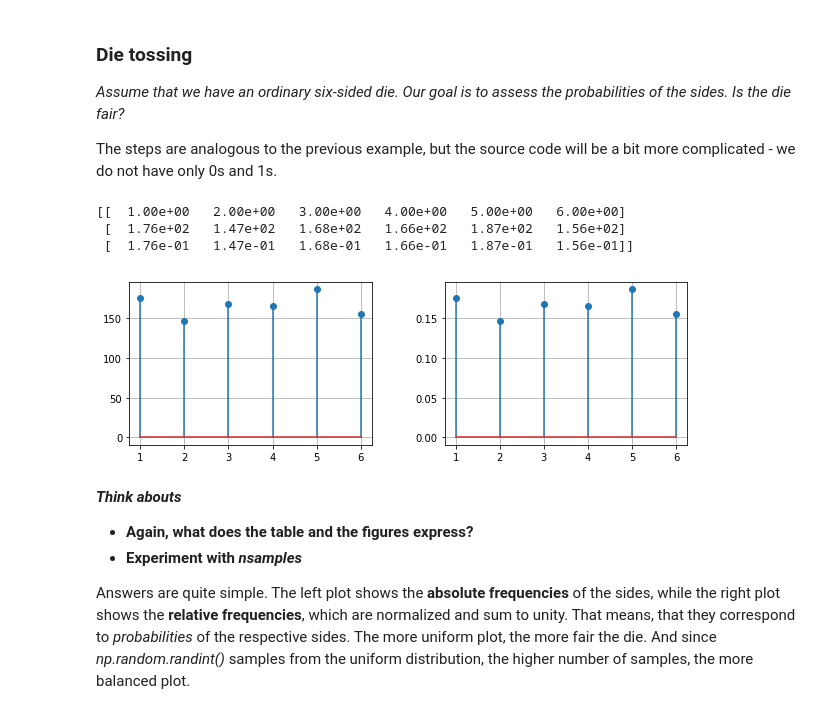
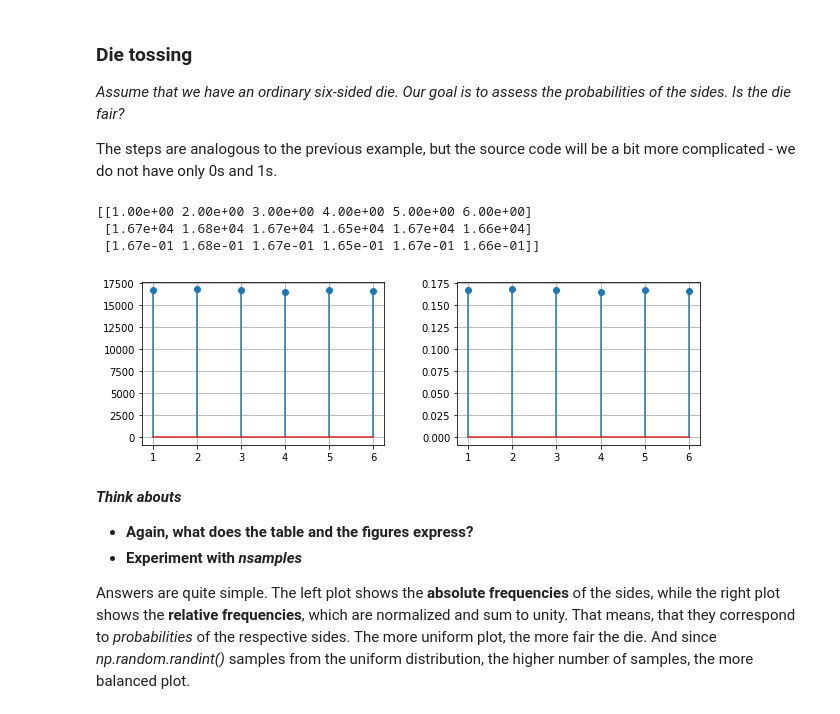
Before and after one commit to kai-wren/BM, a Jupyter notebook: lectures/1_lecture.ipynb, the cells around one changed output. Drawn from its saved outputs; the diff is of its cells as text; code cells hidden in the pictures.

```diff
--- a/lectures/1_lecture.ipynb
+++ b/lectures/1_lecture.ipynb
@@ -46,22 +46,22 @@ Below follows a bit more complicated example.
 
 The steps are analogous to the previous example, but the source code will be a bit more complicated - we do not have only 0s and 1s.
 # %%
-nsamples = 1000  ###
+nsamples = 100000  ###
 results = np.random.randint(1, 7, size=nsamples)
 numbers, counts = np.unique(results, return_counts=True)
 frequences = counts/nsamples
 print(np.c_[numbers, counts, frequences].T)
 plt.figure(figsize=(10, 3))
 plt.subplot(1,2,1)
 plt.stem(numbers, counts)
 plt.subplot(1,2,2)
 plt.stem(numbers, frequences)
 plt.show()
 # %% [output]
-[[  1.00e+00   2.00e+00   3.00e+00   4.00e+00   5.00e+00   6.00e+00]
- [  1.76e+02   1.47e+02   1.68e+02   1.66e+02   1.87e+02   1.56e+02]
- [  1.76e-01   1.47e-01   1.68e-01   1.66e-01   1.87e-01   1.56e-01]]
+[[1.00e+00 2.00e+00 3.00e+00 4.00e+00 5.00e+00 6.00e+00]
+ [1.67e+04 1.68e+04 1.67e+04 1.65e+04 1.67e+04 1.66e+04]
+ [1.67e-01 1.68e-01 1.67e-01 1.65e-01 1.67e-01 1.66e-01]]
-[figure, old version]
+[figure, new version]
 # %% [markdown]
 **_Think abouts_**
 - **Again, what does the table and the figures express?**
```
Also changed, not shown: parts of 5 cells of this notebook, 2 other files.
